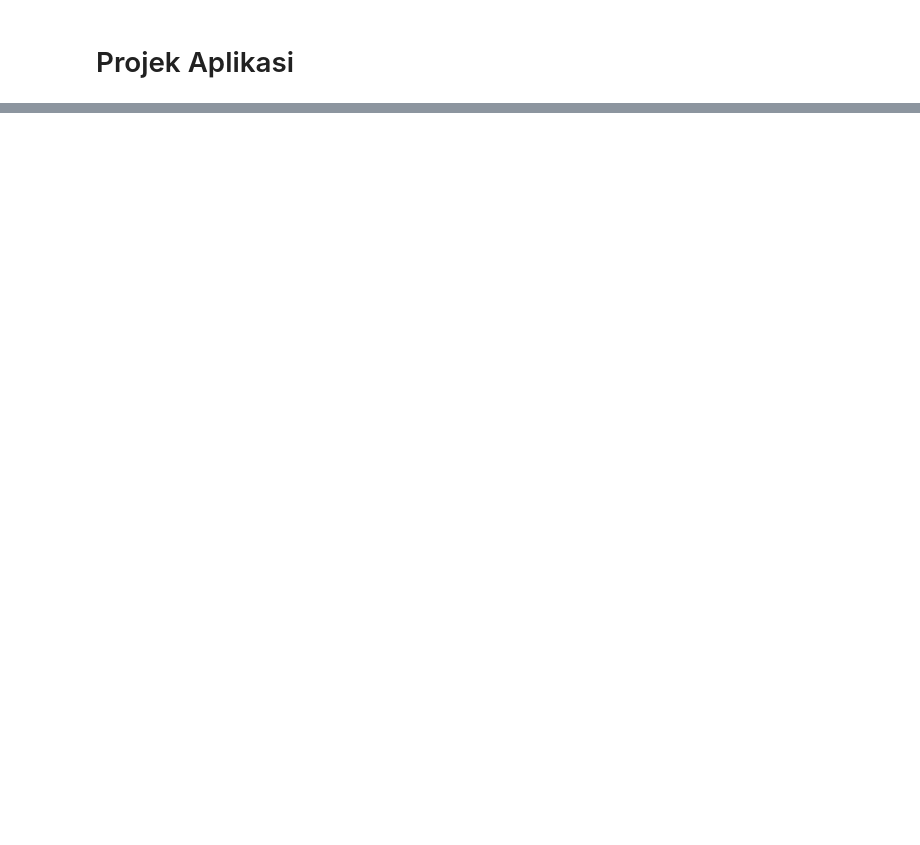
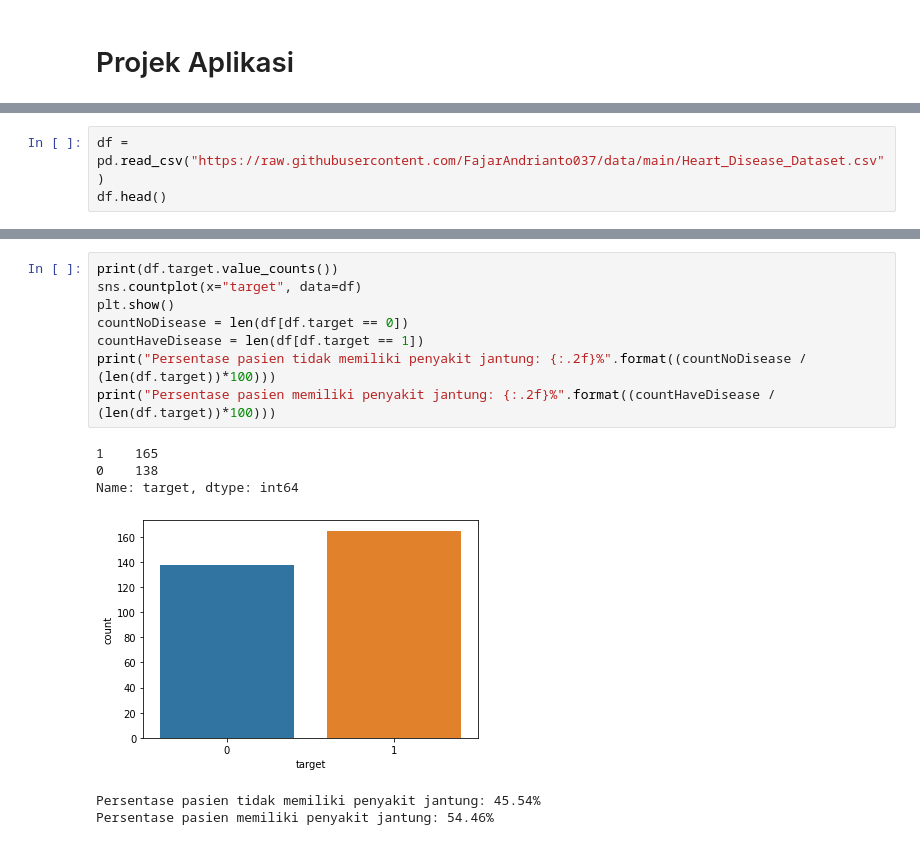
Before and after one commit to FajarAndrianto037/datamining, a Jupyter notebook: _sources/Aplikasi.ipynb, the cells around one changed output, grey strips where cells are left out. Cells and saved outputs as stored; diff of their text form; blank space fills up the shorter version.

```diff
--- a/_sources/Aplikasi.ipynb
+++ b/_sources/Aplikasi.ipynb
@@ -284,0 +10,3 @@ NgrokTunnel: "http://eb57-35-221-150-132.ngrok.io" -> "http://localhost:80"
+# %%
+df = pd.read_csv("https://raw.githubusercontent.com/FajarAndrianto037/data/main/Heart_Disease_Dataset.csv")
+df.head()
@@ -284,0 +36,15 @@ NgrokTunnel: "http://eb57-35-221-150-132.ngrok.io" -> "http://localhost:80"
+# %%
+print(df.target.value_counts())
+sns.countplot(x="target", data=df)
+plt.show()
+countNoDisease = len(df[df.target == 0])
+countHaveDisease = len(df[df.target == 1])
+print("Persentase pasien tidak memiliki penyakit jantung: {:.2f}%".format((countNoDisease / (len(df.target))*100)))
+print("Persentase pasien memiliki penyakit jantung: {:.2f}%".format((countHaveDisease / (len(df.target))*100)))
+# %% [output]
+1    165
+0    138
+Name: target, dtype: int64
+[figure, added]
+Persentase pasien tidak memiliki penyakit jantung: 45.54%
+Persentase pasien memiliki penyakit jantung: 54.46%
```
Also changed, not shown: parts of 23 cells of this notebook, 26 other files.
